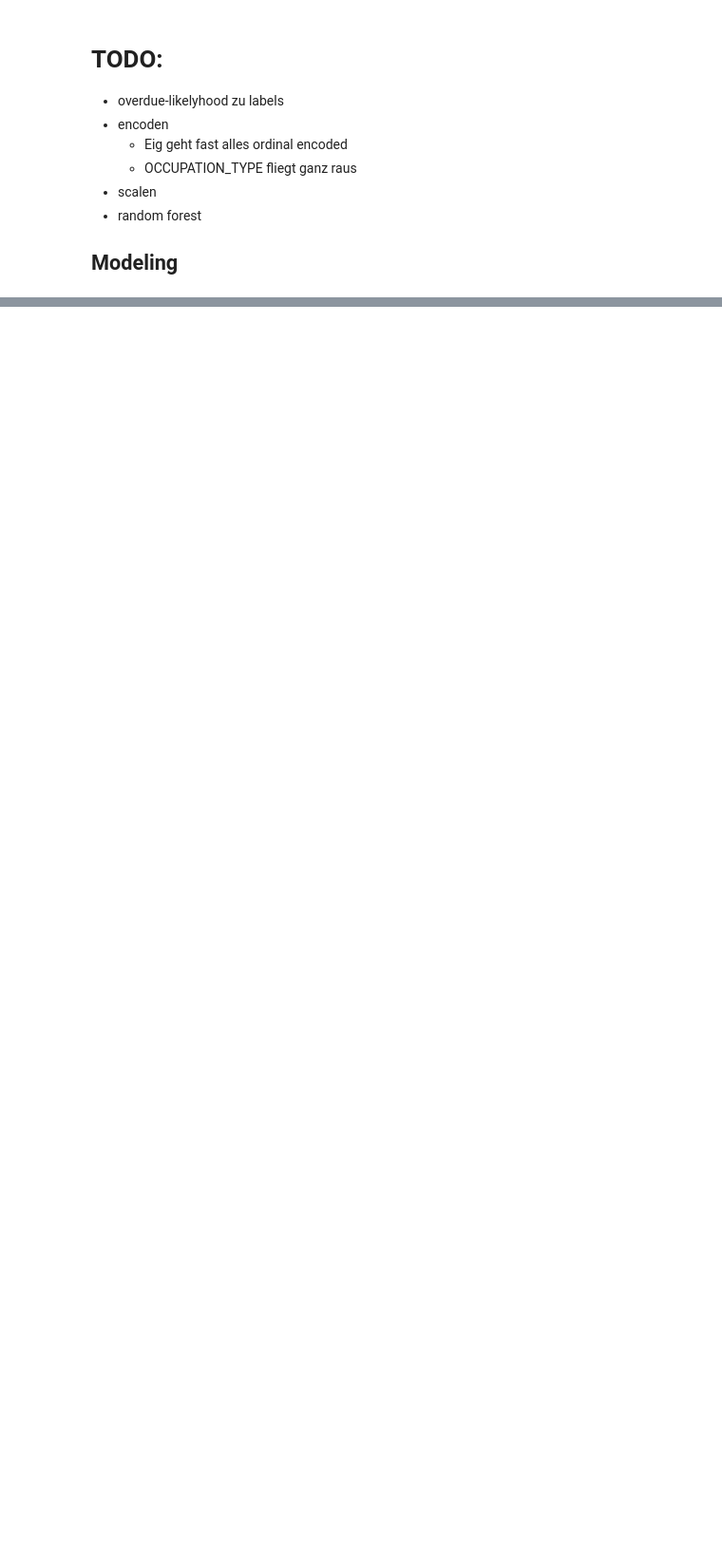
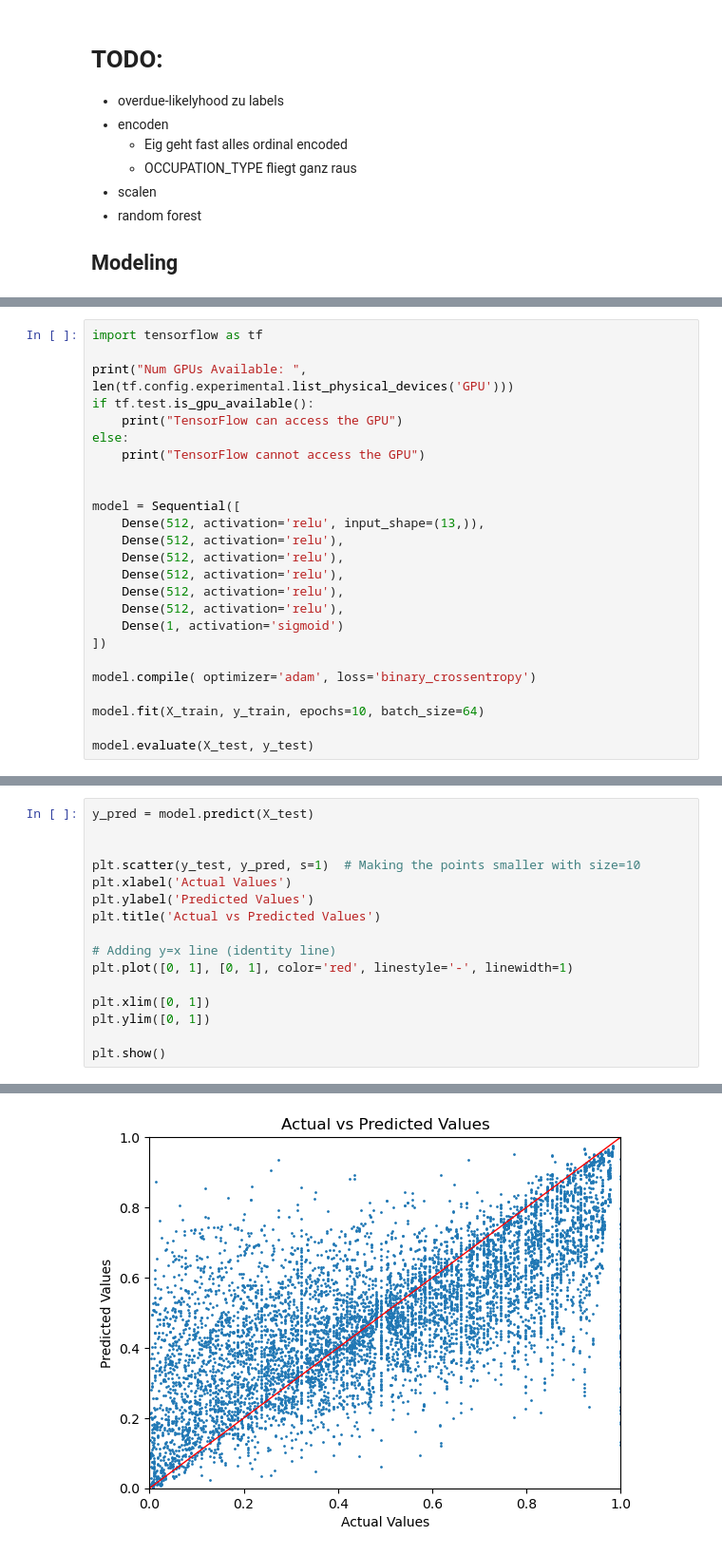
Before and after one commit to mj0stjo/ML-Lab-Project, a Jupyter notebook: Lab Project Notebook.ipynb, the cells around one changed output, grey strips where cells are left out. Shown: that part at 95% size. Drawn from its saved outputs; the diff is of its cells as text; blank space fills up the shorter version.

```diff
--- a/Lab Project Notebook.ipynb
+++ b/Lab Project Notebook.ipynb
@@ -608,0 +590,25 @@ Epoch [11/3000], Loss: 0.3463
+# %%
+import tensorflow as tf
+
+print("Num GPUs Available: ", len(tf.config.experimental.list_physical_devices('GPU')))
+if tf.test.is_gpu_available():
+    print("TensorFlow can access the GPU")
+else:
+    print("TensorFlow cannot access the GPU")
+
+
+model = Sequential([
+    Dense(512, activation='relu', input_shape=(13,)),
+    Dense(512, activation='relu'),
+    Dense(512, activation='relu'),
+    Dense(512, activation='relu'),
+    Dense(512, activation='relu'),
+    Dense(512, activation='relu'),
+    Dense(1, activation='sigmoid')
+])
+
+model.compile( optimizer='adam', loss='binary_crossentropy')
+
+model.fit(X_train, y_train, epochs=10, batch_size=64)
+
+model.evaluate(X_test, y_test)
@@ -608,0 +634,17 @@ Epoch [11/3000], Loss: 0.3463
+# %%
+y_pred = model.predict(X_test)
+
+
+plt.scatter(y_test, y_pred, s=1)  # Making the points smaller with size=10
+plt.xlabel('Actual Values')
+plt.ylabel('Predicted Values')
+plt.title('Actual vs Predicted Values')
+
+# Adding y=x line (identity line)
+plt.plot([0, 1], [0, 1], color='red', linestyle='-', linewidth=1)
+
+plt.xlim([0, 1])
+plt.ylim([0, 1])
+
+plt.show()
+# %% [output]
@@ -608,0 +652 @@ Epoch [11/3000], Loss: 0.3463
+[figure, added]
```
Also changed, not shown: parts of 11 cells of this notebook.
